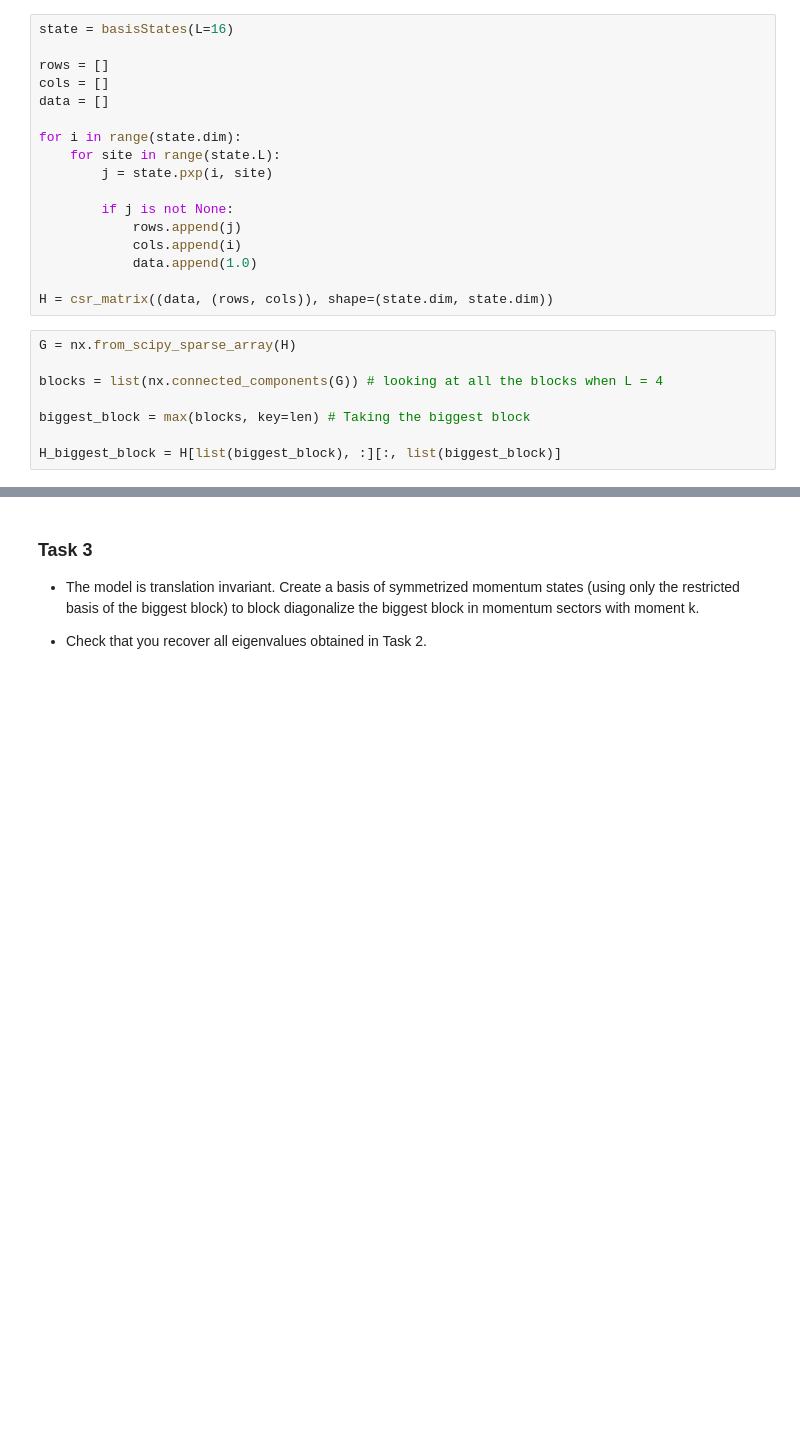
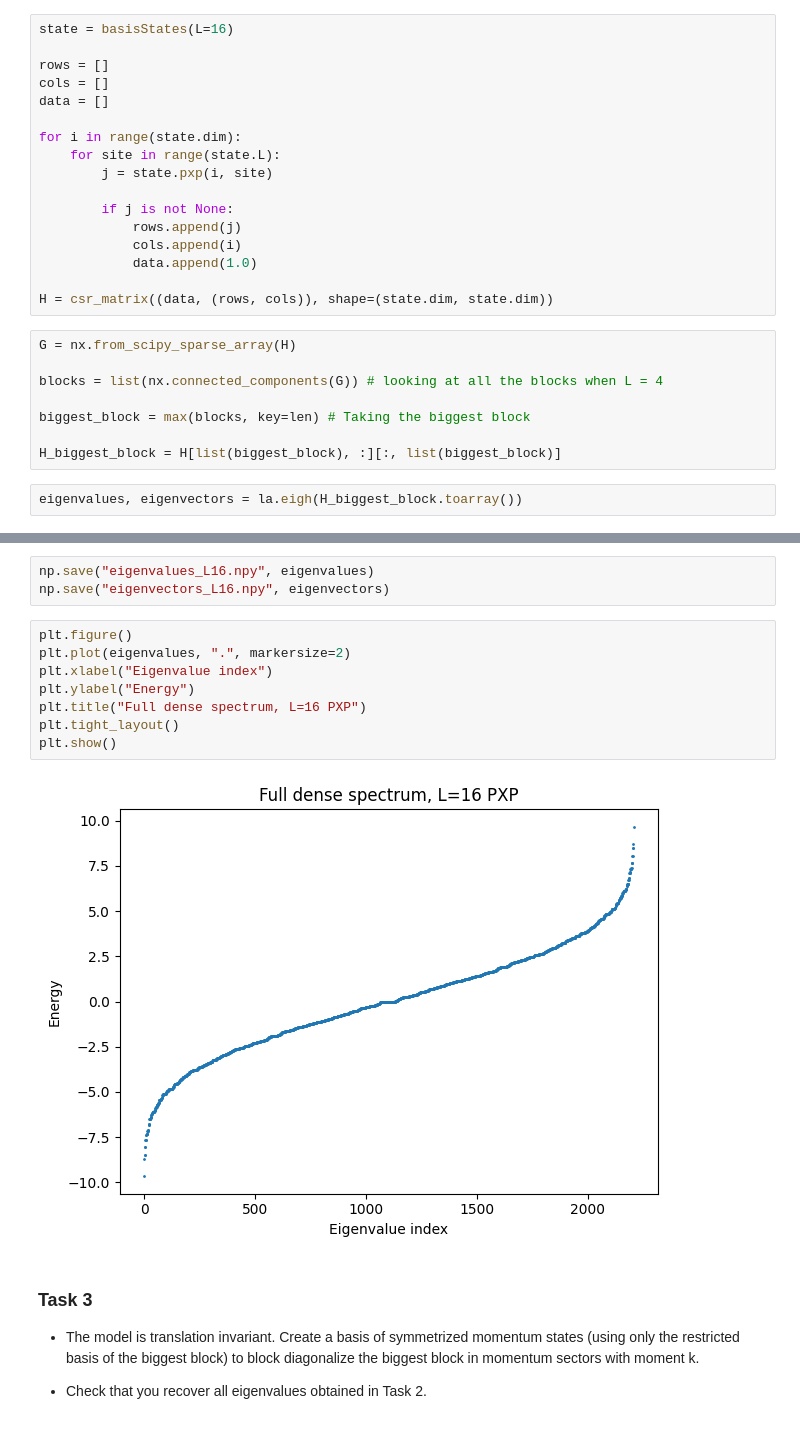
Before and after one commit to ahmetbkavruk/pxp-quantum-scars, a Jupyter notebook: main.ipynb, the cells around one changed output, grey strips where cells are left out. Cells and saved outputs as stored; diff of their text form; blank space fills up the shorter version.

```diff
--- a/main.ipynb
+++ b/main.ipynb
@@ -245,3 +246,5 @@ blocks = list(nx.connected_components(G)) # looking at all the blocks when L = 4
 biggest_block = max(blocks, key=len) # Taking the biggest block
 
 H_biggest_block = H[list(biggest_block), :][:, list(biggest_block)]
+# %%
+eigenvalues, eigenvectors = la.eigh(H_biggest_block.toarray())
@@ -248,3 +273,16 @@ H_biggest_block = H[list(biggest_block), :][:, list(biggest_block)]
+# %%
+np.save("eigenvalues_L16.npy", eigenvalues)
+np.save("eigenvectors_L16.npy", eigenvectors)
+# %%
+plt.figure()
+plt.plot(eigenvalues, ".", markersize=2)
+plt.xlabel("Eigenvalue index")
+plt.ylabel("Energy")
+plt.title("Full dense spectrum, L=16 PXP")
+plt.tight_layout()
+plt.show()
+# %% [output]
+[figure, added]
 # %% [markdown]
 ### Task 3
 
```
Also changed, not shown: parts of 3 cells of this notebook.
